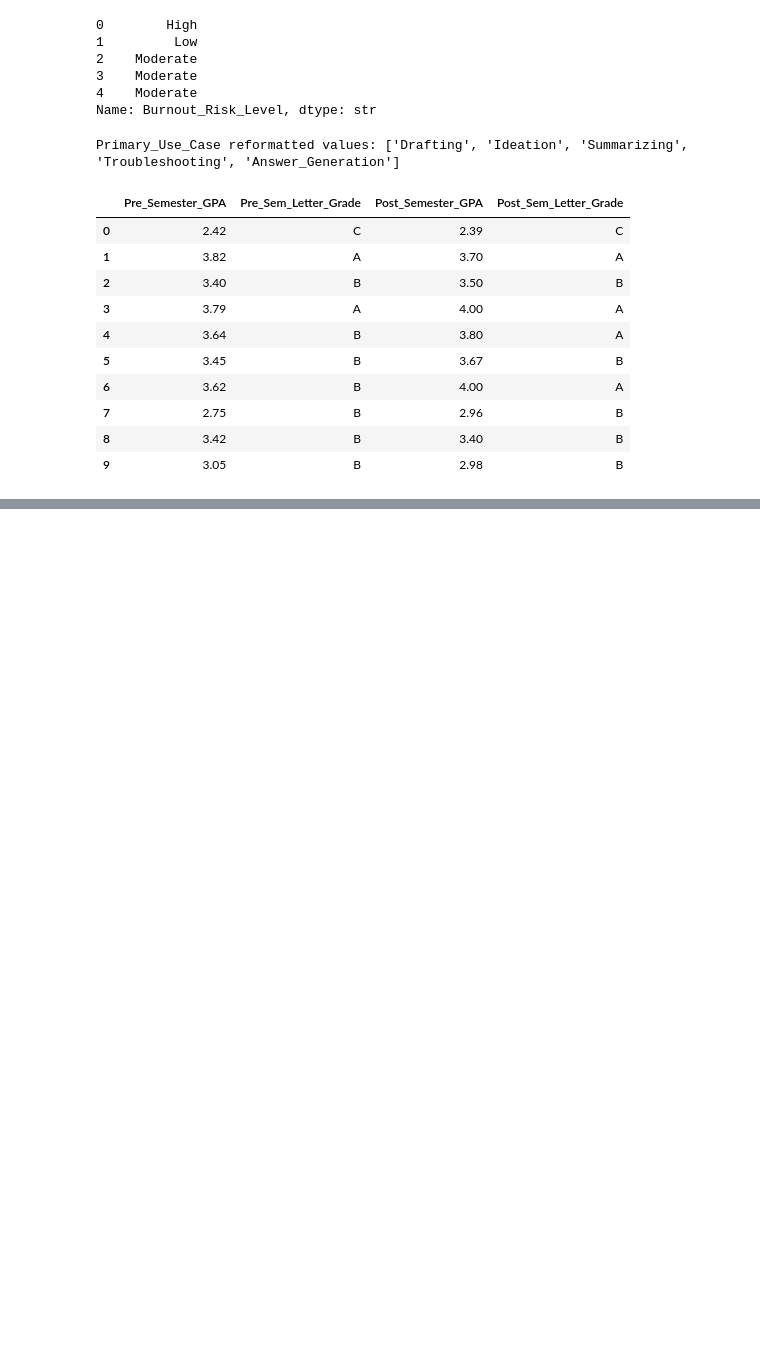
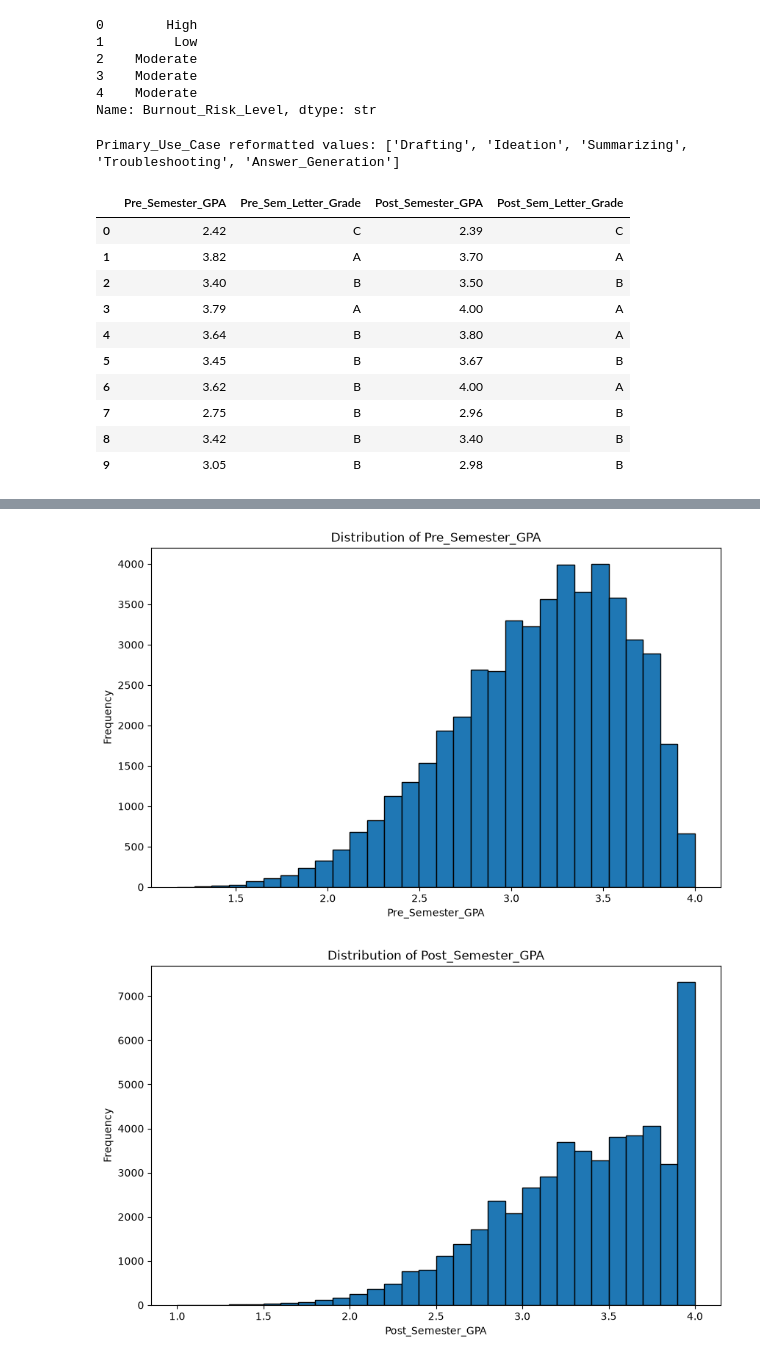
Before and after one commit to M3rkvry/gen_ai_student_impact_prj, a Jupyter notebook: analysis.ipynb, the cells around one changed output, grey strips where cells are left out. Drawn from its saved outputs; the diff is of its cells as text; code cells hidden in the pictures; blank space fills up the shorter version.

```diff
--- a/analysis.ipynb
+++ b/analysis.ipynb
@@ -212,3 +212,8 @@ data[['Weekly_GenAI_Hours','AI_Usage', 'Traditional_Study_Hours', 'Study_Time']]
 | 7 | 5.33 | Low | 18.45 | Moderate |
 | 8 | 2.00 | Low | 2.87 | Low |
 | 9 | 19.99 | Moderate | 12.49 | Low |
+# %%
+#calculate the change in GPA
+data['GPA_Change'] = data['Post_Semester_GPA'] - data['Pre_Semester_GPA']
+
+data[[ 'Pre_Semester_GPA','GPA_Change', 'Post_Semester_GPA']].head()
@@ -214,0 +240,10 @@ data[['Weekly_GenAI_Hours','AI_Usage', 'Traditional_Study_Hours', 'Study_Time']]
+# %%
+#reorder columns
+data = data[['Student_ID', 'Major_Category', 'Year_of_Study', 'Pre_Semester_GPA',
+       'Pre_Sem_Letter_Grade', 'Post_Semester_GPA', 'Post_Sem_Letter_Grade', 'GPA_Change',
+       'Primary_Use_Case', 'Weekly_GenAI_Hours', 'AI_Usage_Cat', 'Traditional_Study_Hours',
+       'Study_Time_Cat','Prompt_Engineering_Skill', 'Tool_Diversity', 'Paid_Subscription',
+       'Perceived_AI_Dependency', 'Institutional_Policy', 'Anxiety_Level_During_Exams',
+       'Skill_Retention_Score', 'Burnout_Risk_Level']]
+
+data.head()
@@ -214,0 +258,13 @@ data[['Weekly_GenAI_Hours','AI_Usage', 'Traditional_Study_Hours', 'Study_Time']]
+# %%
+#plot histograms for the continuous variables
+
+for column in data.drop(columns = ['Student_ID']).select_dtypes(include=[float]).columns:
+    plt.figure(figsize=(10, 6))
+    plt.hist(data[column], bins=30, edgecolor='black')
+    plt.title(f'Distribution of {column}')
+    plt.xlabel(column)
+    plt.ylabel('Frequency')
+    plt.show()
+# %% [output]
+[figure, added]
+[figure, added]
```
Also changed, not shown: parts of 5 cells of this notebook, 1 other file.
